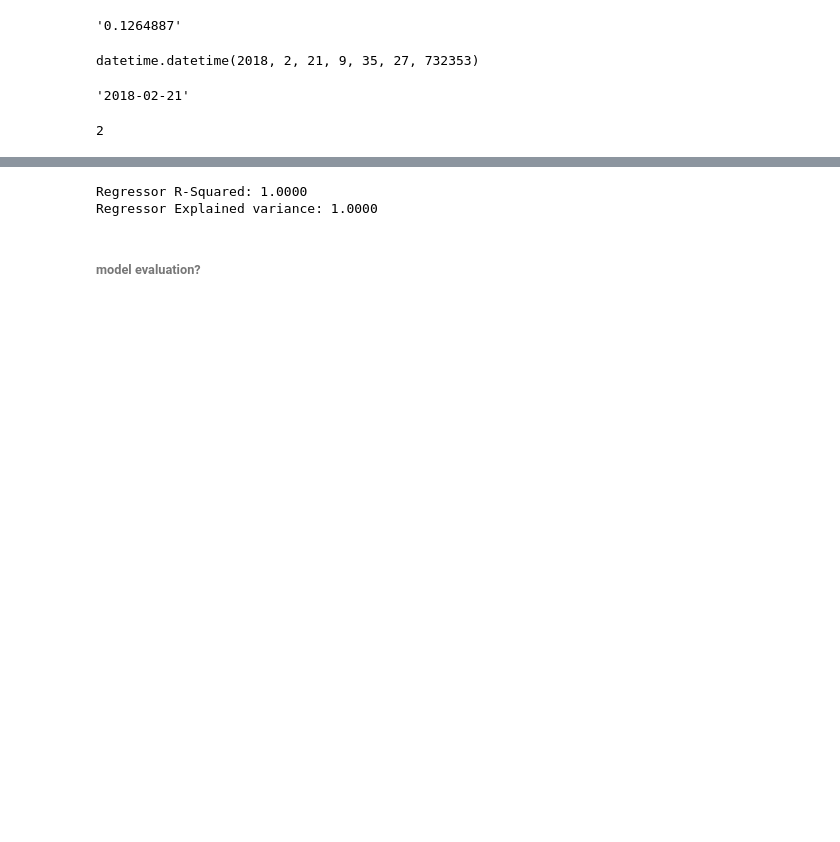
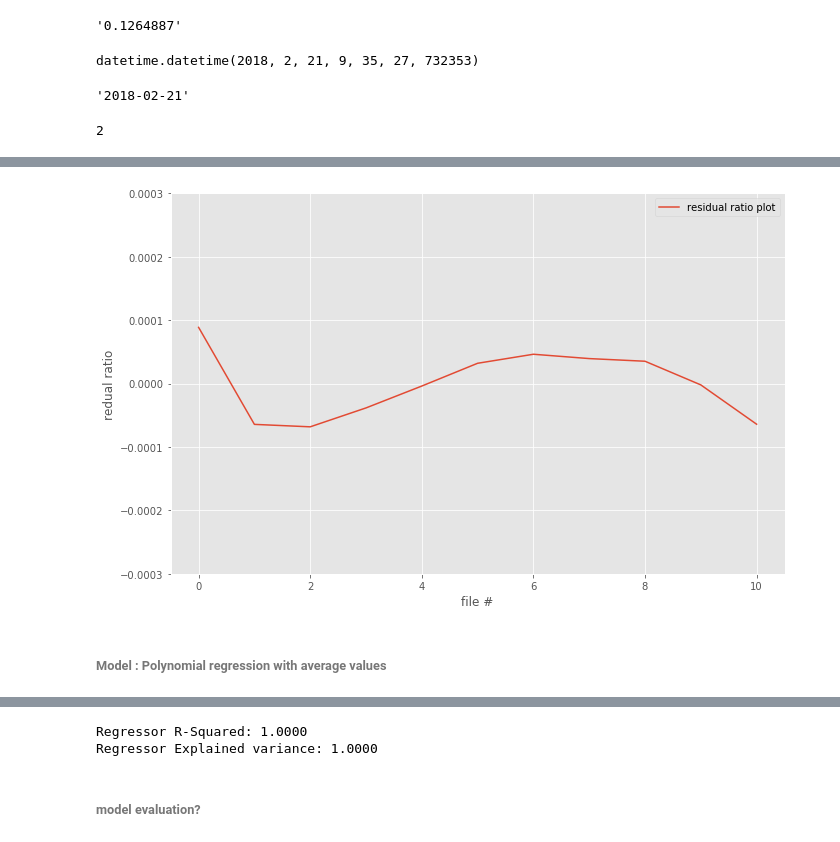
Before and after one commit to notyetend/pg, a Jupyter notebook: _chaos/proto001.ipynb, the cells around one changed output, grey strips where cells are left out. Cells and saved outputs as stored; diff of their text form; code cells hidden in the pictures; blank space fills up the shorter version.

```diff
--- a/_chaos/proto001.ipynb
+++ b/_chaos/proto001.ipynb
@@ -326,0 +483,18 @@ partykey_month
+# %%
+import matplotlib.pyplot as plt
+import matplotlib as mpl
+%matplotlib inline
+
+plt.style.use('ggplot')
+plt.rcParams["figure.figsize"] = (11,7)
+plt.ylim(ymax=0.0003, ymin=-0.0003)
+plt_x = range(len(residual_ratio_simple_reg))
+plt.plot(plt_x, residual_ratio_simple_reg, label = 'residual ratio plot')
+plt.xlabel('file #')
+plt.ylabel('redual ratio')
+plt.legend()
+plt.show()
+# %% [output]
+[figure, added]
+# %% [markdown]
+###### Model : Polynomial regression with average values
```
Also changed, not shown: parts of 43 cells of this notebook.
